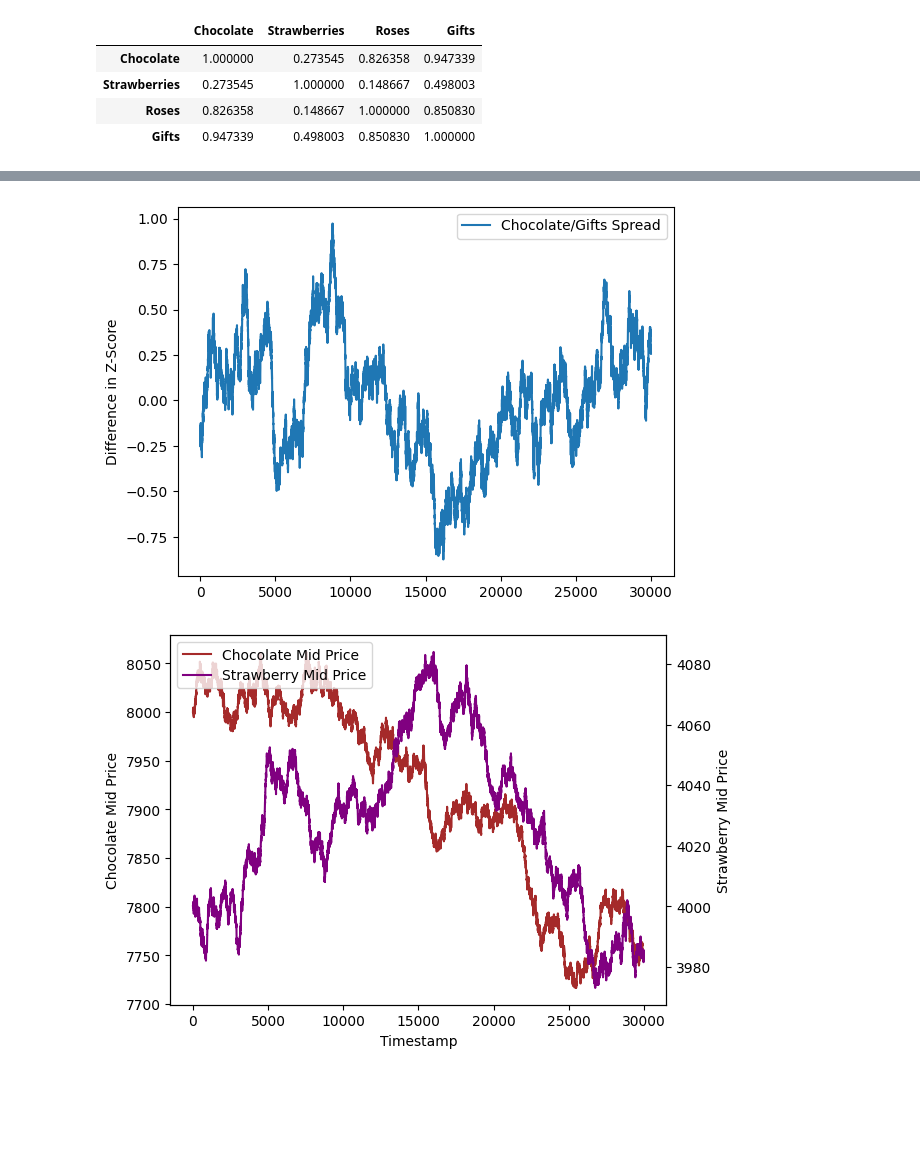
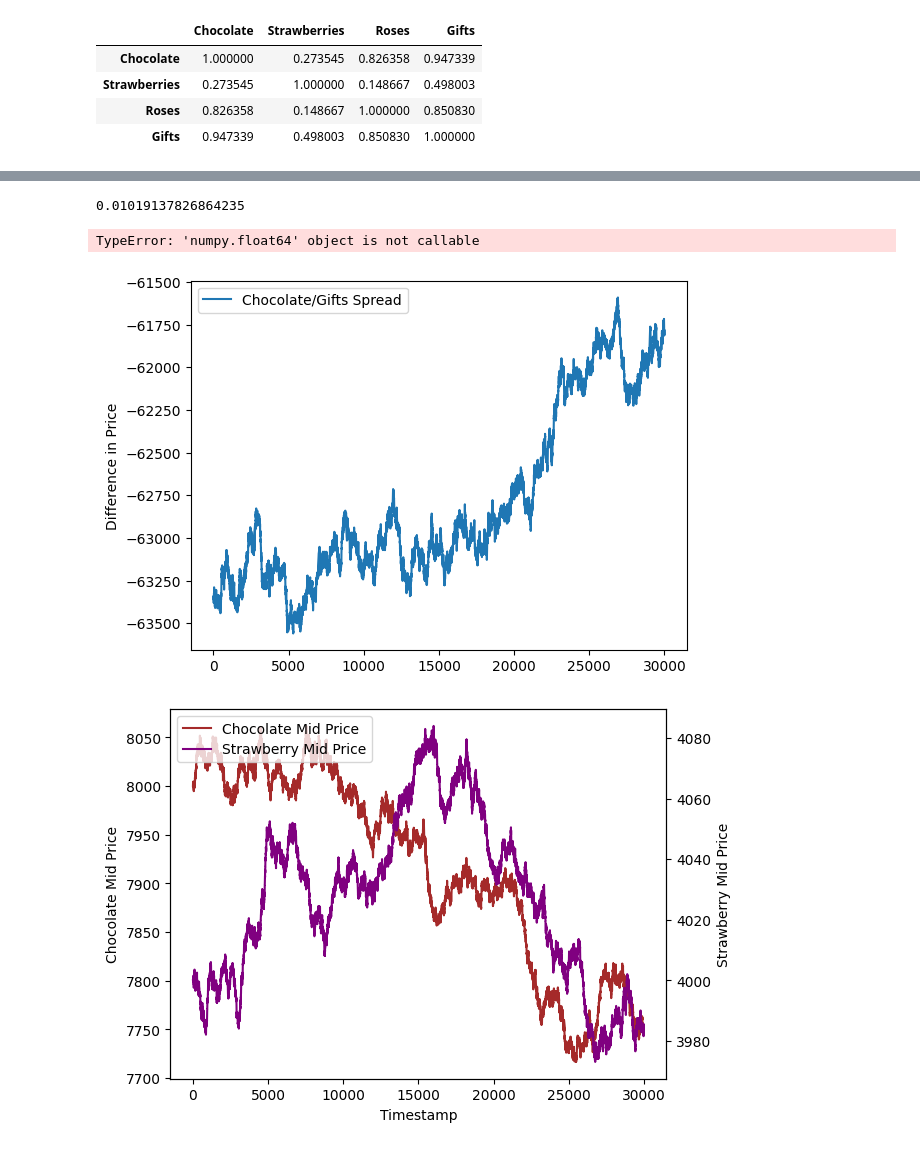
Before and after one commit to timkimneu/IMCProsperityTradingAlgorithm, a Jupyter notebook: round3/sample_data/potential_pairs.ipynb, the cells around one changed output, grey strips where cells are left out. Drawn from its saved outputs; the diff is of its cells as text; code cells hidden in the pictures; blank space fills up the shorter version.

```diff
--- a/round3/sample_data/potential_pairs.ipynb
+++ b/round3/sample_data/potential_pairs.ipynb
@@ -54,3 +56,10 @@ mid_prices.corr()
 | Strawberries | 0.273545 | 1.000000 | 0.148667 | 0.498003 |
 | Roses | 0.826358 | 0.148667 | 1.000000 | 0.850830 |
 | Gifts | 0.947339 | 0.498003 | 0.850830 | 1.000000 |
+# %%
+# take the returns and check for stationarity
+mid_prices['Chocolate_Returns'] = mid_prices['Chocolate'].pct_change().fillna(0)
+mid_prices['Strawberries_Returns'] = mid_prices['Strawberries'].pct_change().fillna(0)
+mid_prices['Roses_Returns'] = mid_prices['Roses'].pct_change().fillna(0)
+mid_prices['Gifts_Returns'] = mid_prices['Gifts'].pct_change().fillna(0)
+print(mid_prices.head())
@@ -57,6 +114,6 @@ mid_prices.corr()
 # %%
-mid_price_z = pd.DataFrame()
-for col in mid_prices.columns:
-    mid_price_z[col] = (mid_prices[col] - mid_prices[col].mean())/mid_prices[col].std()
-mid_price_z.head()
+for col in ["Chocolate", "Roses", "Strawberries", "Gifts"]:
+    mid_prices[f"{col}_Rolling_Z_Score"] = (mid_prices[col] - mid_prices[col].rolling(30).mean())/mid_prices[col].rolling(30).std()
+mid_prices.head()
+print(mid_prices[30:60])
 # %% [output]
@@ -69,11 +183,19 @@ mid_price_z.head()
+# %%
+roses_gifts_spread = pd.DataFrame({
+    "Roses": mid_prices['Roses'],
+    "Gifts": mid_prices['Gifts']
+}, index = mid_prices.index)
+# %% [output]
+0.01019137826864235
+TypeError: 'numpy.float64' object is not callable
 # %%
 # Get chocolate and gift spread
-plt.plot(mid_price_z["Chocolate"] - mid_price_z["Gifts"], label="Chocolate/Gifts Spread")
-plt.ylabel("Difference in Z-Score")
+plt.plot(mid_prices["Chocolate"] - mid_prices["Gifts"], label="Chocolate/Gifts Spread")
+plt.ylabel("Difference in Price")
 plt.legend(loc="best")
 plt.show()
 # %% [output]
-[figure, old version]
+[figure, new version]
 # %%
 # CHOCOLATE & STRAWBERRIES
 fig, ax1 = plt.subplots()
```
Also changed, not shown: parts of 8 cells of this notebook, 15 other files.
